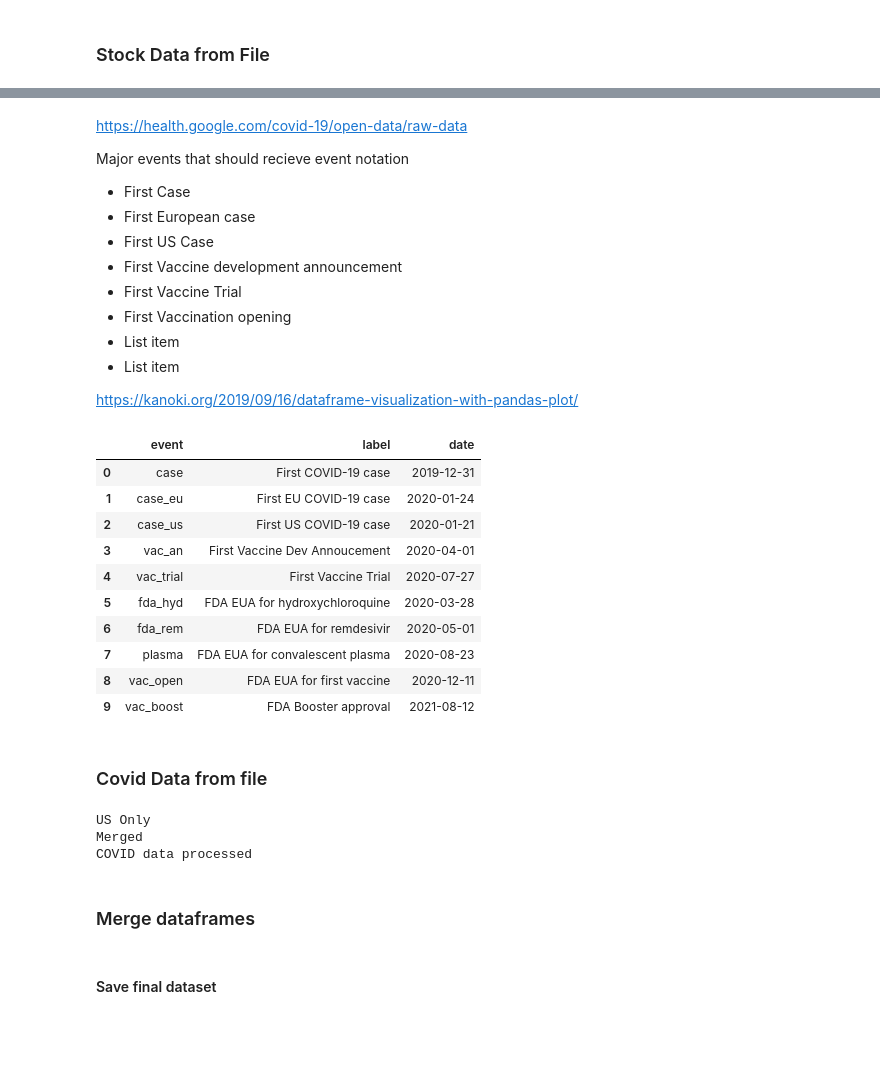
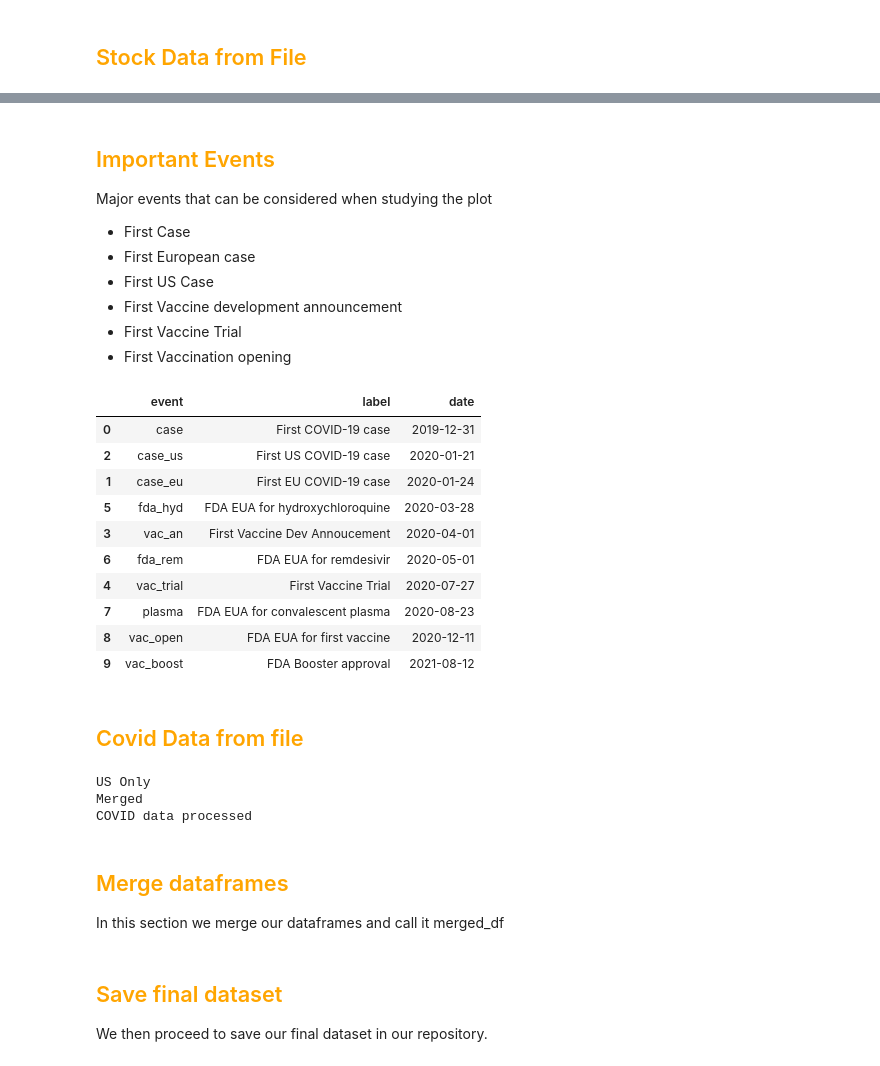
Before and after one commit to bluemaw/covid-stock-data, a Jupyter notebook: data_manage.ipynb, the cells around one changed output, grey strips where cells are left out. Cells and saved outputs as stored; diff of their text form; code cells hidden in the pictures; blank space fills up the shorter version.

```diff
--- a/data_manage.ipynb
+++ b/data_manage.ipynb
@@ -75,3 +127,3 @@ allstock_df.to_csv('data/rawdata/fullstockdata.csv', index=False)
 # %% [markdown]
-### Stock Data from File
+## <font color='orange'> Stock Data from File </font>
 # %%
@@ -90,11 +144,9 @@ key dataframe added
 | 2016-11-04 | 56.07 | 105.54 | 120.670 | NaN | 117.74 | 115.04 | 47.21 | 58.69 | NaN | 70.27 | ... |
 | 2016-11-07 | 56.81 | 107.64 | 121.030 | NaN | 122.57 | 115.89 | 47.66 | 59.52 | NaN | 70.83 | ... |
 # %% [markdown]
-https://health.google.com/covid-19/open-data/raw-data
+## <font color='orange'> Important Events </font>
 
-
-Major events that should recieve event notation
-
+Major events that can be considered when studying the plot
 
 *   First Case
 *   First European case
@@ -102,27 +154,23 @@ Major events that should recieve event notation
 *   First Vaccine development announcement
 *   First Vaccine Trial
 *   First Vaccination opening
-*   List item
-*   List item
-
-https://kanoki.org/2019/09/16/dataframe-visualization-with-pandas-plot/
 # %%
-# read major events and clean
 covid_events = pd.read_csv(os.path.join(in_path, "covid_events.csv"))
 covid_events['date'] = pd.to_datetime(covid_events['date'])
+covid_events = covid_events.sort_values(by='date')
 covid_events
 # %% [output]
 |  | event | label | date |
 | 0 | case | First COVID-19 case | 2019-12-31 |
+| 2 | case_us | First US COVID-19 case | 2020-01-21 |
 | 1 | case_eu | First EU COVID-19 case | 2020-01-24 |
-| 2 | case_us | First US COVID-19 case | 2020-01-21 |
+| 5 | fda_hyd | FDA EUA for hydroxychloroquine | 2020-03-28 |
 | 3 | vac_an | First Vaccine Dev Annoucement | 2020-04-01 |
+| 6 | fda_rem | FDA EUA for remdesivir | 2020-05-01 |
 | 4 | vac_trial | First Vaccine Trial | 2020-07-27 |
-| 5 | fda_hyd | FDA EUA for hydroxychloroquine | 2020-03-28 |
-| 6 | fda_rem | FDA EUA for remdesivir | 2020-05-01 |
 | 7 | plasma | FDA EUA for convalescent plasma | 2020-08-23 |
 | 8 | vac_open | FDA EUA for first vaccine | 2020-12-11 |
 | 9 | vac_boost | FDA Booster approval | 2021-08-12 |
 # %% [markdown]
-### Covid Data from file
+## <font color='orange'> Covid Data from file </font>
 # %%
@@ -135,6 +182,8 @@ covid_df = dp.process_covid_data(epidemiology_df, vaccinations_df)
 US Only
 Merged
 COVID data processed
-# %% [markdown]
-### Merge dataframes
+# %% [markdown]
+## <font color='orange'> Merge dataframes </font>
+
+In this section we merge our dataframes and call it merged_df
 # %%
@@ -142,6 +190,8 @@ COVID data processed
 merged_df = newstock_df.join(covid_df, how='left')
 merged_df = merged_df.drop_duplicates(subset='dt', keep="first")
-# %% [markdown]
-#### Save final dataset
+# %% [markdown]
+## <font color='orange'> Save final dataset </font>
+
+We then proceed to save our final dataset in our repository.
 # %%
 merged_df.to_csv(os.path.join(out_path, "covid_stock_dataset.csv"), index=False)
```
Also changed, not shown: parts of 20 cells of this notebook, 6 other files.
